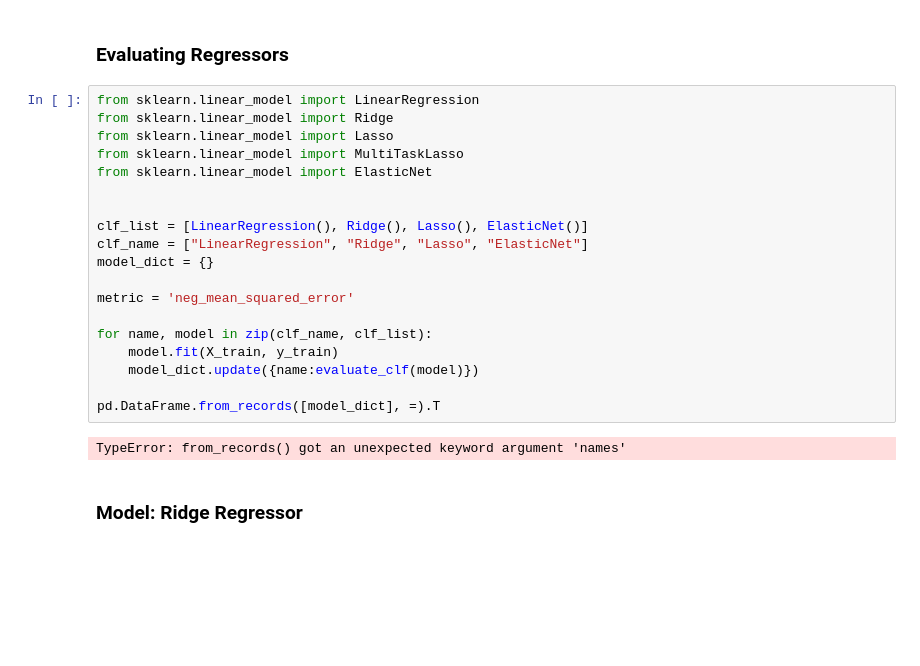
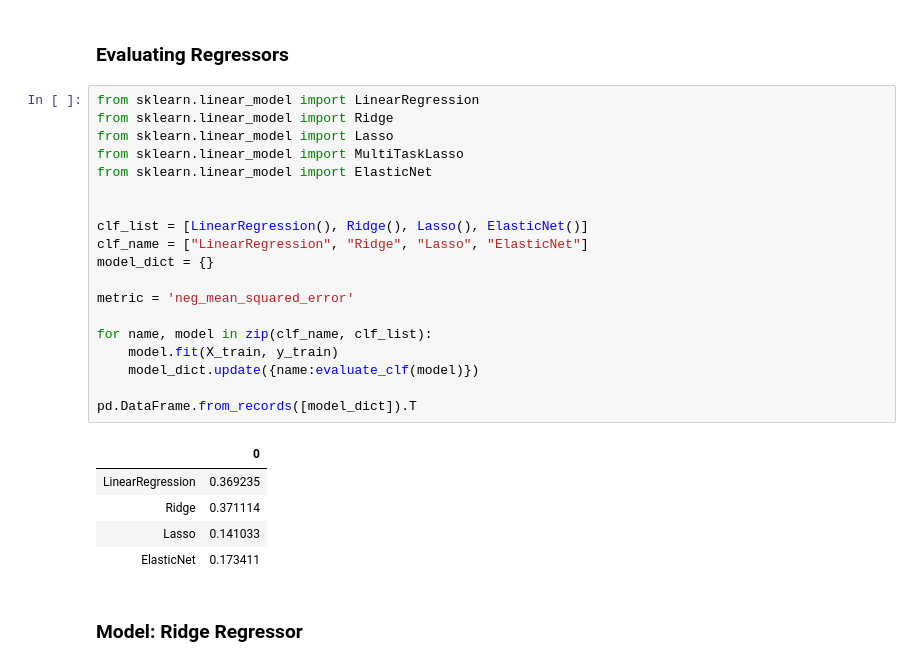
Before and after one commit to chrisammon3000/uci-abalone, a Jupyter notebook: notebooks/190924-gcl-initial-exploration.ipynb, the cells around one changed output. Cells and saved outputs as stored; diff of their text form; blank space fills up the shorter version.

```diff
--- a/notebooks/190924-gcl-initial-exploration.ipynb
+++ b/notebooks/190924-gcl-initial-exploration.ipynb
@@ -320,24 +320,28 @@ pd.DataFrame.from_records([model_dict])
 # %%
 from sklearn.linear_model import LinearRegression
 from sklearn.linear_model import Ridge
 from sklearn.linear_model import Lasso
 from sklearn.linear_model import MultiTaskLasso
 from sklearn.linear_model import ElasticNet
 
 
 clf_list = [LinearRegression(), Ridge(), Lasso(), ElasticNet()]
 clf_name = ["LinearRegression", "Ridge", "Lasso", "ElasticNet"]
 model_dict = {}
 
 metric = 'neg_mean_squared_error'
 
 for name, model in zip(clf_name, clf_list):
     model.fit(X_train, y_train)
     model_dict.update({name:evaluate_clf(model)})
 
-pd.DataFrame.from_records([model_dict], =).T
+pd.DataFrame.from_records([model_dict]).T
 # %% [output]
-TypeError: from_records() got an unexpected keyword argument 'names'
+|  | 0 |
+| LinearRegression | 0.369235 |
+| Ridge | 0.371114 |
+| Lasso | 0.141033 |
+| ElasticNet | 0.173411 |
 # %% [markdown]
 ### Model: Ridge Regressor
 # %%
```
